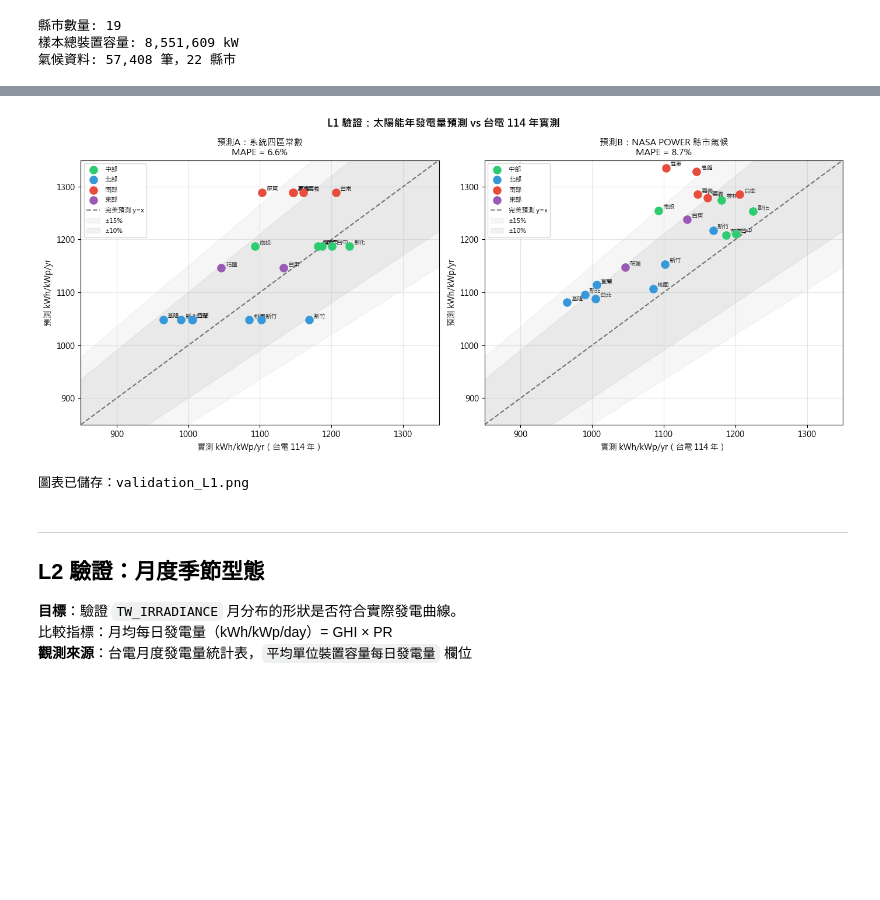
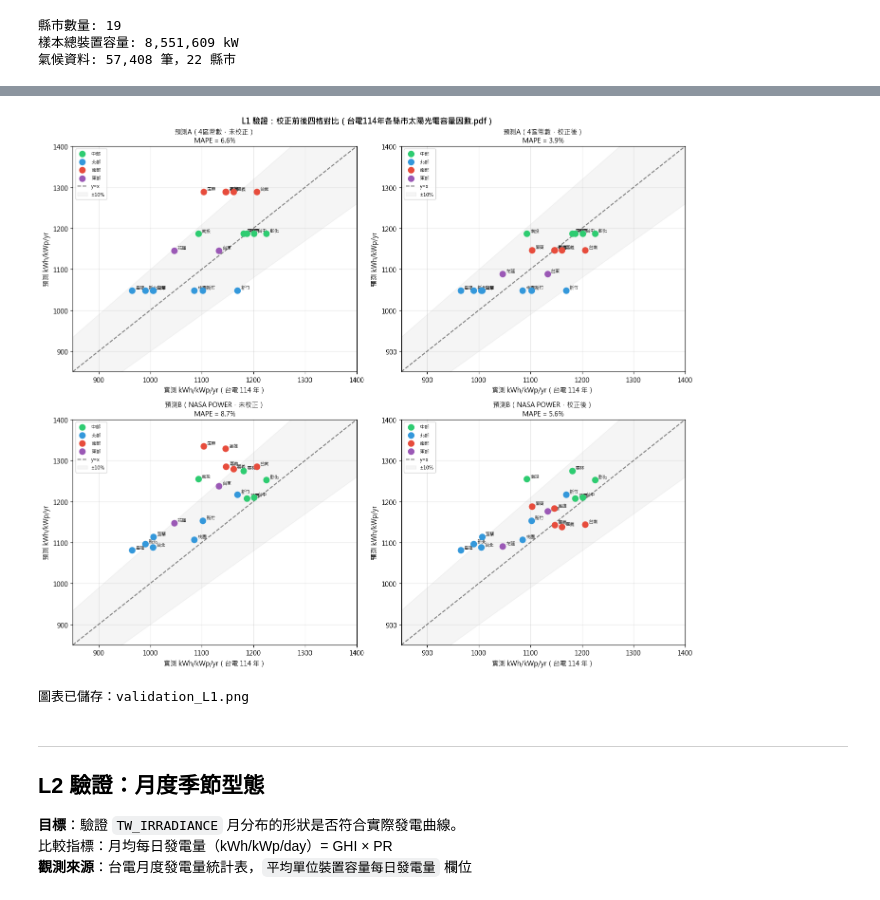
Before and after one commit to b12705030/solar_money, a Jupyter notebook: data/validation/validate_model.ipynb, the cells around one changed output, grey strips where cells are left out. Drawn from its saved outputs; the diff is of its cells as text; code cells hidden in the pictures; blank space fills up the shorter version.

```diff
--- a/data/validation/validate_model.ipynb
+++ b/data/validation/validate_model.ipynb
@@ -244,45 +253,42 @@ print(f'\n  全台 MAPE_A = {oa:.1f}% → 校正後 = {oa_cal:.1f}%  |  MAPE_B =
 # %%
-# L1 散點圖
-fig, axes = plt.subplots(1, 2, figsize=(14, 6))
-LIMS = [850, 1350]
+# L1 散點圖：校正前後四格對比
+fig, axes = plt.subplots(2, 2, figsize=(14, 12))
+LIMS = [850, 1400]
 
 plots = [
-    (axes[0], '預測A', '誤差A%', '預測A：系統四區常數'),
-    (axes[1], '預測B', '誤差B%', '預測B：NASA POWER 縣市氣候'),
+    (axes[0, 0], '預測A',    '誤差A%',    '預測A（4區常數，未校正）'),
+    (axes[0, 1], '預測A校正', '誤差A校正%', '預測A（4區常數，校正後）'),
+    (axes[1, 0], '預測B',    '誤差B%',    '預測B（NASA POWER，未校正）'),
+    (axes[1, 1], '預測B校正', '誤差B校正%', '預測B（NASA POWER，校正後）'),
 ]
 
 for ax, pred_col, err_col, title in plots:
     valid = df_cmp.dropna(subset=[pred_col])
     for region, grp in valid.groupby('區域'):
         ax.scatter(grp['實測'], grp[pred_col],
-                   c=REGION_COLORS[region], label=region, s=90, zorder=5)
+                   c=REGION_COLORS[region], label=region, s=80, zorder=5)
         for _, row in grp.iterrows():
-            ax.annotate(row['縣市'][:2],
-                        (row['實測'], row[pred_col]),
-                        textcoords='offset points', xytext=(5, 2), fontsize=7.5)
-
-    # 參考線
-    ax.plot(LIMS, LIMS, 'k--', alpha=0.5, lw=1.5, label='完美預測 y=x')
-    ax.fill_between(LIMS, [x * 0.85 for x in LIMS], [x * 1.15 for x in LIMS],
-                    alpha=0.07, color='gray', label='±15%')
-    ax.fill_between(LIMS, [x * 0.90 for x in LIMS], [x * 1.10 for x in LIMS],
-                    alpha=0.10, color='gray', label='±10%')
-
+            ax.annotate(row['縣市'][:2], (row['實測'], row[pred_col]),
+                        textcoords='offset points', xytext=(5, 2), fontsize=7)
+    ax.plot(LIMS, LIMS, 'k--', alpha=0.5, lw=1.5, label='y=x')
+    ax.fill_between(LIMS, [x*0.90 for x in LIMS], [x*1.10 for x in LIMS],
+                    alpha=0.08, color='gray', label='±10%')
     mape = valid[err_col].abs().mean()
-    ax.set_title(f'{title}\nMAPE = {mape:.1f}%', fontsize=11)
+    ax.set_title(f'{title}\nMAPE = {mape:.1f}%', fontsize=10)
     ax.set_xlabel('實測 kWh/kWp/yr（台電 114 年）')
     ax.set_ylabel('預測 kWh/kWp/yr')
     ax.set_xlim(LIMS); ax.set_ylim(LIMS)
-    ax.legend(fontsize=8, loc='upper left')
+    ax.legend(fontsize=7.5, loc='upper left')
     ax.grid(True, alpha=0.3)
 
-plt.suptitle('L1 驗證：太陽能年發電量預測 vs 台電 114 年實測', fontsize=13, fontweight='bold')
+plt.suptitle('L1 驗證：校正前後四格對比（台電114年各縣市太陽光電容量因數.pdf）',
+             fontsize=12, fontweight='bold')
 plt.tight_layout()
 plt.savefig('validation_L1.png', dpi=150, bbox_inches='tight')
 plt.show()
 print('圖表已儲存：validation_L1.png')
 # %% [output]
-[figure, old version]
+[figure, new version]
 圖表已儲存：validation_L1.png
 # %% [markdown]
 ---
```
Also changed, not shown: parts of 2 cells of this notebook, 3 other files.
